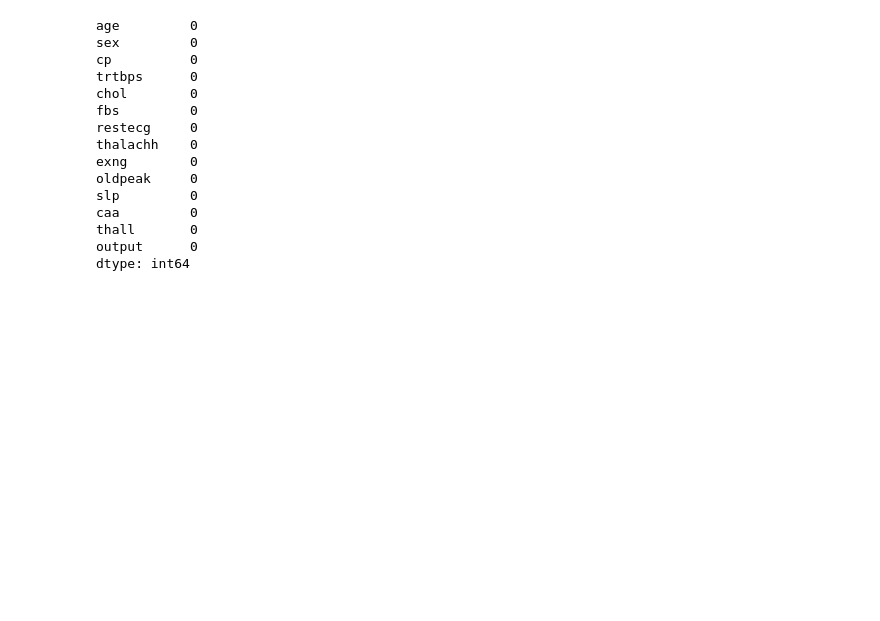
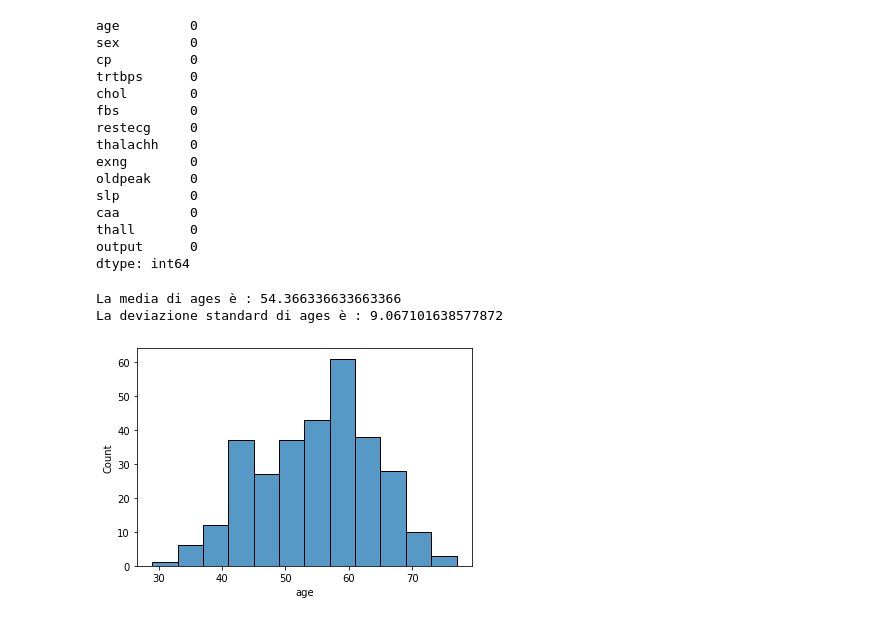
Before and after one commit to B1lly96/Heart_attack_kaggle, a Jupyter notebook: Data_cleaning_heart.ipynb, the cells around one changed output. Cells and saved outputs as stored; diff of their text form; code cells hidden in the pictures; blank space fills up the shorter version.

```diff
--- a/Data_cleaning_heart.ipynb
+++ b/Data_cleaning_heart.ipynb
@@ -39,3 +41,18 @@ caa         0
 thall       0
 output      0
 dtype: int64
+# %%
+def mean_std_hist( lista, label ) :
+    media = np.mean( lista )
+    st_dev = np.std( lista )
+    sns.histplot( lista )
+    print( "La media di", label ,"è :", media )
+    print( "La deviazione standard di", label , "è :", st_dev )
+# %%
+# age
+Ages = heart_data['age']
+mean_std_hist( Ages, "ages" )
+# %% [output]
+La media di ages è : 54.366336633663366
+La deviazione standard di ages è : 9.067101638577872
+[figure, added]
```
Also changed, not shown: parts of 16 cells of this notebook, 2 other files.
